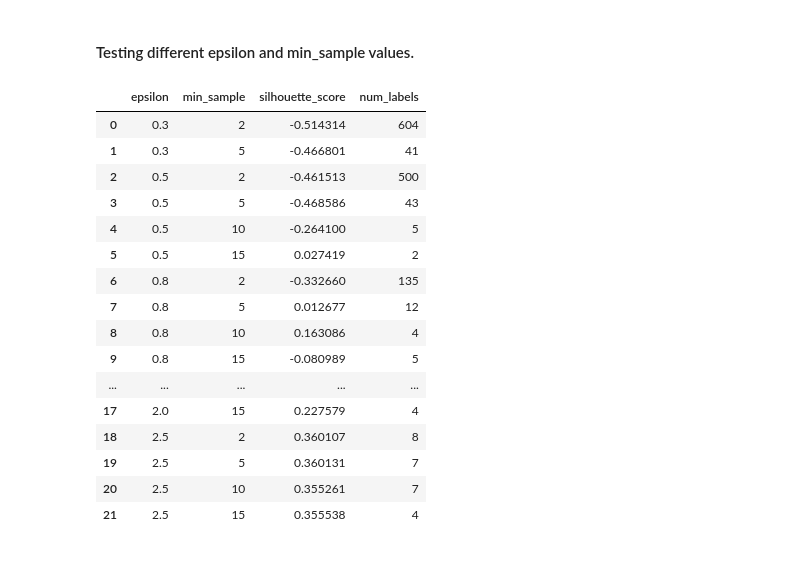
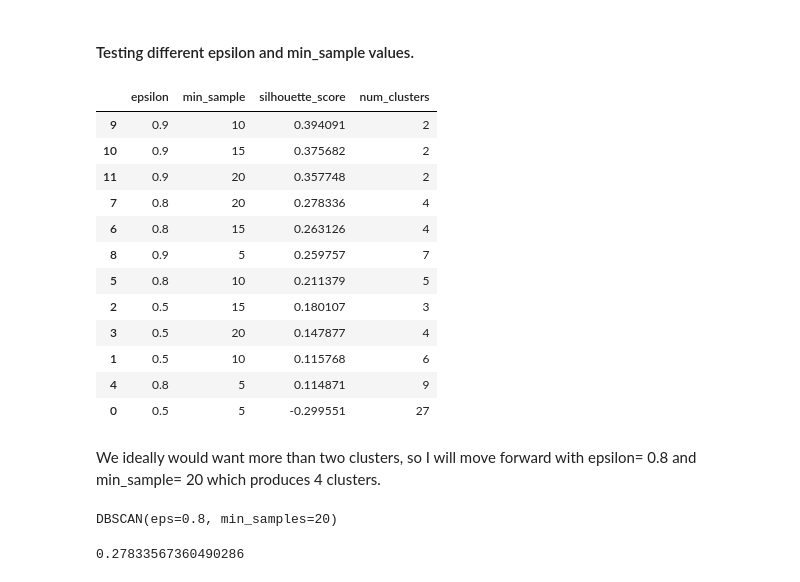
Before and after one commit to vedapatel99/song_classification_playlist_generator, a Jupyter notebook: notebooks/02_Preprocessing_EDA.ipynb, the cells around one changed output. Drawn from its saved outputs; the diff is of its cells as text; code cells hidden in the pictures.

```diff
--- a/notebooks/02_Preprocessing_EDA.ipynb
+++ b/notebooks/02_Preprocessing_EDA.ipynb
@@ -317,6 +351,6 @@ X_scaled= sc.fit_transform(X)
 ### K Means
 # %%
 # fiting k-means clustering model
-km= KMeans(n_clusters= 5, random_state= 13, n_init= "auto")
+km= KMeans(n_clusters= 3, random_state= 13, n_init= "auto")
 km.fit(X_scaled)
 # %% [output]
@@ -363,5 +395,5 @@ plt.title("Silhouette Scores");
 # %%
 # reproducing with 4 clusters
-km4= KMeans(n_clusters= 4, random_state= 13, n_init= "auto")
-km4.fit(X_scaled)
+km9= KMeans(n_clusters= 9, random_state= 13, n_init= "auto")
+km9.fit(X_scaled)
 # %% [output]
@@ -425,6 +458,6 @@ def custom_silhouette_score(estimator, X, y=None):
 # %%
-eps_values=  [0.3, 0.5, 0.8, 1, 2, 2.5]
-min_samp_values= [2, 5, 10, 15]
+eps_values=  [0.5, 0.8, 0.9]
+min_samp_values= [5, 10, 15, 20]
 # %%
 silhouette_scores_list = []
 for e in eps_values:
@@ -432,26 +465,35 @@ for e in eps_values:
 
         dbscan = DBSCAN(eps= e, min_samples= ms)
         dbscan.fit(X_scaled)
-        unique_labels= len(set(dbscan.labels_))
-        if unique_labels > 1:
-            silhouette_scores_list.append((e, ms, silhouette_score(X_scaled, dbscan.labels_), unique_labels))
+        unique_clusters= len(set(dbscan.labels_))
+        if unique_clusters > 1:
+            silhouette_scores_list.append((e, ms, silhouette_score(X_scaled, dbscan.labels_), unique_clusters))
 # %%
-pd.DataFrame(silhouette_scores_list, columns= ["epsilon", "min_sample", "silhouette_score", "num_labels"])
+gridsearch= pd.DataFrame(silhouette_scores_list, columns= ["epsilon", "min_sample", "silhouette_score", "num_clusters"])
+gridsearch.sort_values(by= "silhouette_score", ascending= False)
 # %% [output]
-|  | epsilon | min_sample | silhouette_score | num_labels |
-| 0 | 0.3 | 2 | -0.514314 | 604 |
-| 1 | 0.3 | 5 | -0.466801 | 41 |
-| 2 | 0.5 | 2 | -0.461513 | 500 |
-| 3 | 0.5 | 5 | -0.468586 | 43 |
-| 4 | 0.5 | 10 | -0.264100 | 5 |
-| 5 | 0.5 | 15 | 0.027419 | 2 |
-| 6 | 0.8 | 2 | -0.332660 | 135 |
-| 7 | 0.8 | 5 | 0.012677 | 12 |
-| 8 | 0.8 | 10 | 0.163086 | 4 |
-| 9 | 0.8 | 15 | -0.080989 | 5 |
-| ... | ... | ... | ... | ... |
-| 17 | 2.0 | 15 | 0.227579 | 4 |
-| 18 | 2.5 | 2 | 0.360107 | 8 |
-| 19 | 2.5 | 5 | 0.360131 | 7 |
-| 20 | 2.5 | 10 | 0.355261 | 7 |
-| 21 | 2.5 | 15 | 0.355538 | 4 |
+|  | epsilon | min_sample | silhouette_score | num_clusters |
+| 9 | 0.9 | 10 | 0.394091 | 2 |
+| 10 | 0.9 | 15 | 0.375682 | 2 |
+| 11 | 0.9 | 20 | 0.357748 | 2 |
+| 7 | 0.8 | 20 | 0.278336 | 4 |
+| 6 | 0.8 | 15 | 0.263126 | 4 |
+| 8 | 0.9 | 5 | 0.259757 | 7 |
+| 5 | 0.8 | 10 | 0.211379 | 5 |
+| 2 | 0.5 | 15 | 0.180107 | 3 |
+| 3 | 0.5 | 20 | 0.147877 | 4 |
+| 1 | 0.5 | 10 | 0.115768 | 6 |
+| 4 | 0.8 | 5 | 0.114871 | 9 |
+| 0 | 0.5 | 5 | -0.299551 | 27 |
+# %% [markdown]
+We ideally would want more than two clusters, so I will move forward with epsilon= 0.8 and min_sample= 20 which produces 4 clusters.
+# %%
+dbscan_ideal= DBSCAN(eps= 0.8, min_samples= 20)
+
+dbscan_ideal.fit(X_scaled)
+# %% [output]
+DBSCAN(eps=0.8, min_samples=20)
+# %%
+silhouette_score(X_scaled, dbscan_ideal.labels_)
+# %% [output]
+0.27833567360490286
```
Also changed, not shown: parts of 32 cells of this notebook, 5 other files.
